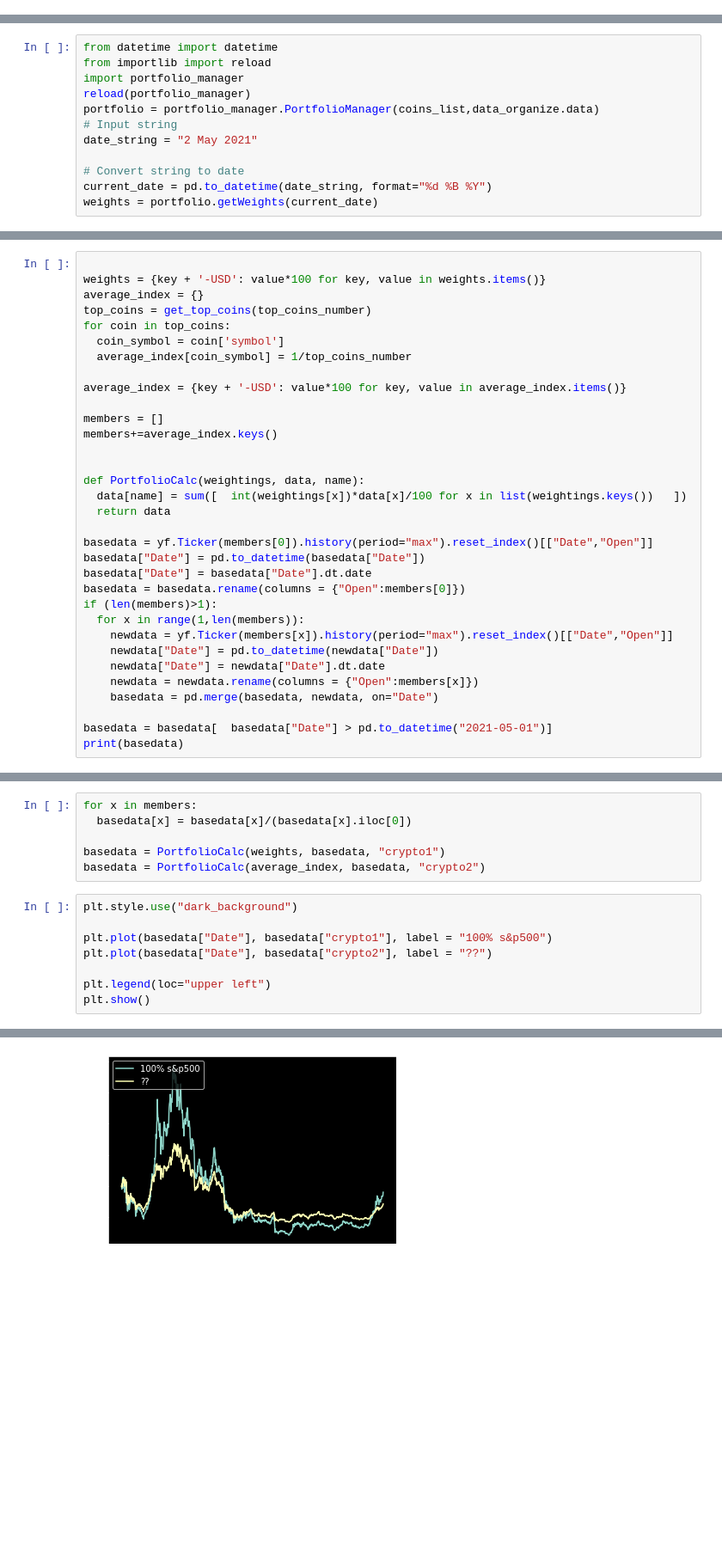
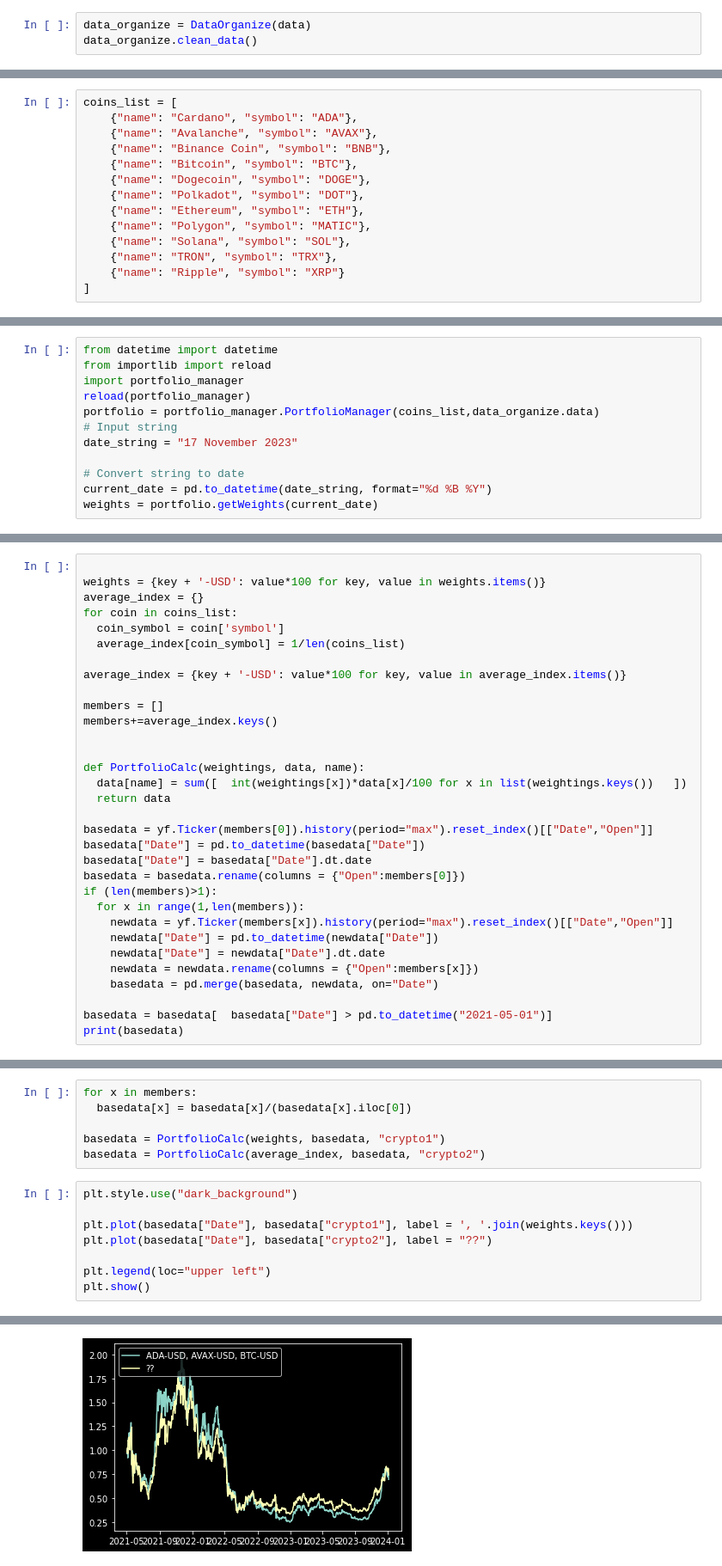
Before and after one commit to ArashST79/crypto_sentiment, a Jupyter notebook: portfolio.ipynb, the cells around one changed output, grey strips where cells are left out. Shown at 86% size. Drawn from its saved outputs; the diff is of its cells as text; blank space fills up the shorter version.

Commit message:
matching new data frame to previous code

```diff
--- a/portfolio.ipynb
+++ b/portfolio.ipynb
@@ -26,0 +25,3 @@ coins_list = get_top_coins(top_coins_number)
+# %%
+data_organize = DataOrganize(data)
+data_organize.clean_data()
@@ -27,3 +48,17 @@ coins_list = get_top_coins(top_coins_number)
+# %%
+coins_list = [
+    {"name": "Cardano", "symbol": "ADA"},
+    {"name": "Avalanche", "symbol": "AVAX"},
+    {"name": "Binance Coin", "symbol": "BNB"},
+    {"name": "Bitcoin", "symbol": "BTC"},
+    {"name": "Dogecoin", "symbol": "DOGE"},
+    {"name": "Polkadot", "symbol": "DOT"},
+    {"name": "Ethereum", "symbol": "ETH"},
+    {"name": "Polygon", "symbol": "MATIC"},
+    {"name": "Solana", "symbol": "SOL"},
+    {"name": "TRON", "symbol": "TRX"},
+    {"name": "Ripple", "symbol": "XRP"}
+]
 # %%
 
 coins_name = [coin['name'] for coin in coins_list]
@@ -37,7 +72,7 @@ import portfolio_manager
 reload(portfolio_manager)
 portfolio = portfolio_manager.PortfolioManager(coins_list,data_organize.data)
 # Input string
-date_string = "2 May 2021"
+date_string = "17 November 2023"
 
 # Convert string to date
 current_date = pd.to_datetime(date_string, format="%d %B %Y")
@@ -52,10 +104,9 @@ See the caveats in the documentation: https://pandas.pydata.org/pandas-docs/stab
 
 weights = {key + '-USD': value*100 for key, value in weights.items()}
 average_index = {}
-top_coins = get_top_coins(top_coins_number)
-for coin in top_coins:
+for coin in coins_list:
   coin_symbol = coin['symbol']
-  average_index[coin_symbol] = 1/top_coins_number
+  average_index[coin_symbol] = 1/len(coins_list)
 
 average_index = {key + '-USD': value*100 for key, value in average_index.items()}
 
@@ -108,7 +159,7 @@ basedata = PortfolioCalc(average_index, basedata, "crypto2")
 # %%
 plt.style.use("dark_background")
 
-plt.plot(basedata["Date"], basedata["crypto1"], label = "100% s&p500")
+plt.plot(basedata["Date"], basedata["crypto1"], label = ', '.join(weights.keys()))
 plt.plot(basedata["Date"], basedata["crypto2"], label = "??")
 
 plt.legend(loc="upper left")
@@ -117 +169 @@ plt.show()
-[figure, old version]
+[figure, new version]
```
Also changed, not shown: parts of 9 cells of this notebook, 3 other files.
